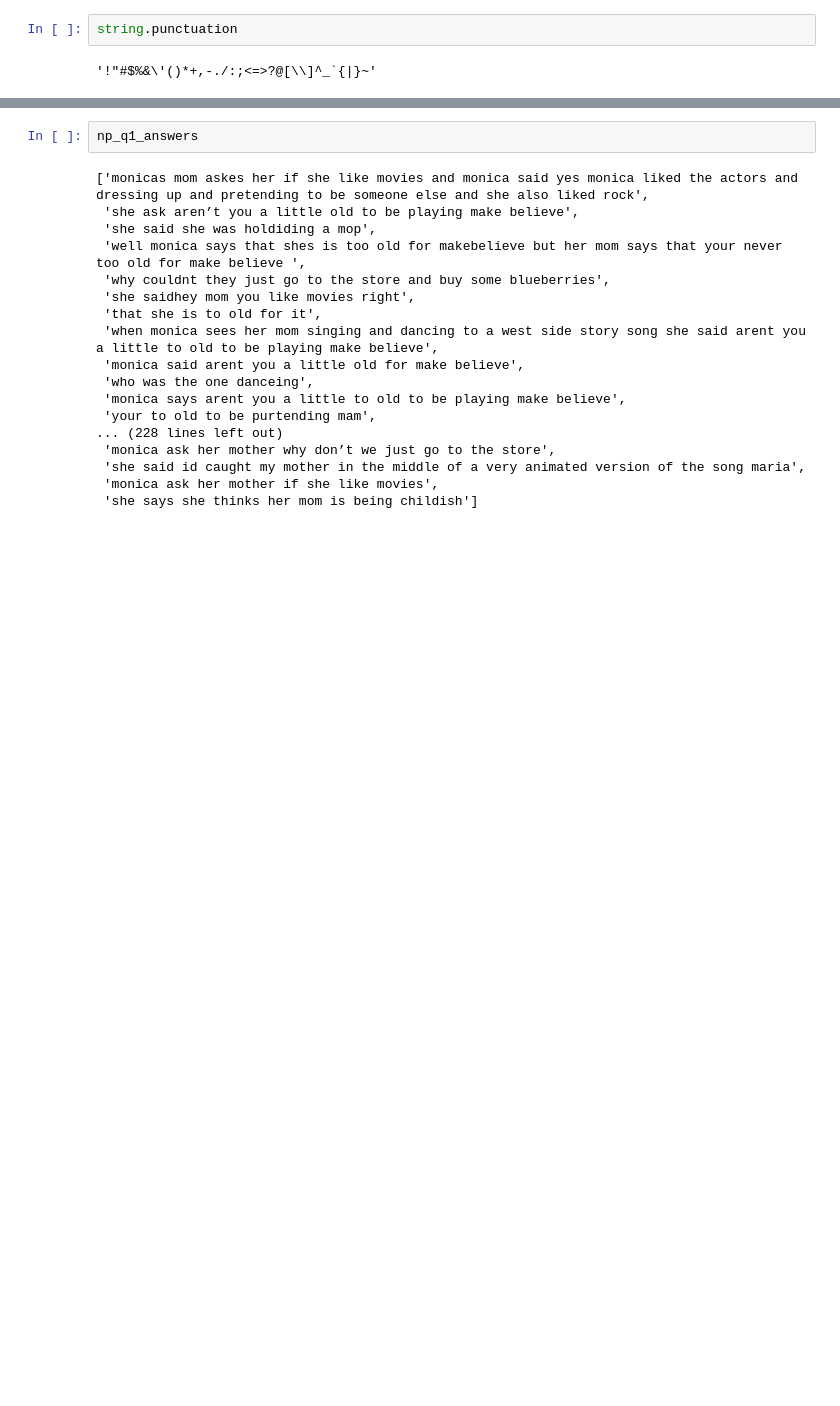
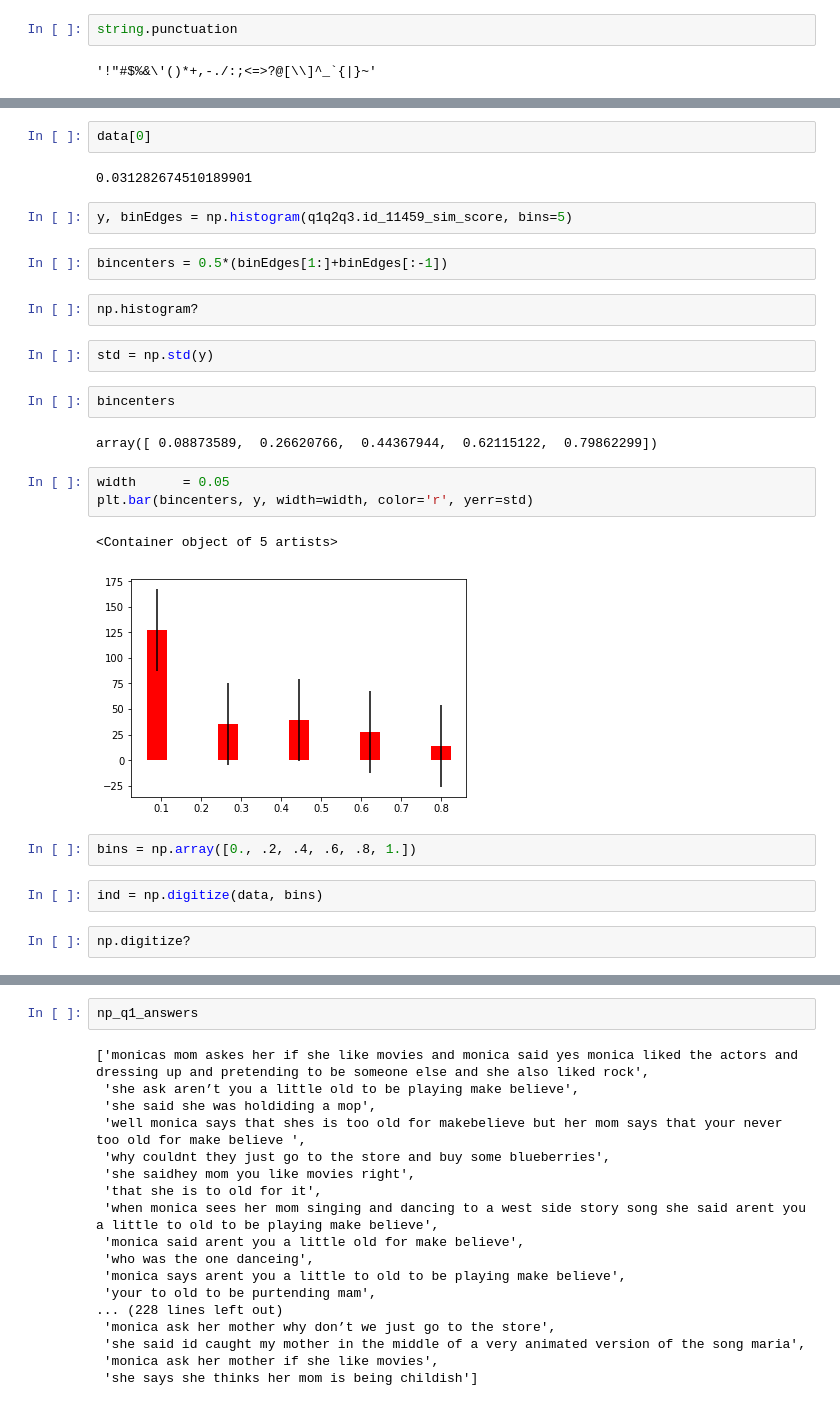
Before and after one commit to sarangof/beta-Grading, a Jupyter notebook: Learning.ipynb, the cells around one changed output, grey strips where cells are left out. Drawn from its saved outputs; the diff is of its cells as text; blank space fills up the shorter version.

```diff
--- a/Learning.ipynb
+++ b/Learning.ipynb
@@ -361,0 +424,28 @@ for sentence in np_q1_answers:
+# %%
+data[0]
+# %% [output]
+0.031282674510189901
+# %%
+y, binEdges = np.histogram(q1q2q3.id_11459_sim_score, bins=5)
+# %%
+bincenters = 0.5*(binEdges[1:]+binEdges[:-1])
+# %%
+np.histogram?
+# %%
+std = np.std(y)
+# %%
+bincenters
+# %% [output]
+array([ 0.08873589,  0.26620766,  0.44367944,  0.62115122,  0.79862299])
+# %%
+width      = 0.05
+plt.bar(bincenters, y, width=width, color='r', yerr=std)
+# %% [output]
+<Container object of 5 artists>
+[figure, added]
+# %%
+bins = np.array([0., .2, .4, .6, .8, 1.])
+# %%
+ind = np.digitize(data, bins)
+# %%
+np.digitize?
```
Also changed, not shown: parts of 34 cells of this notebook.
